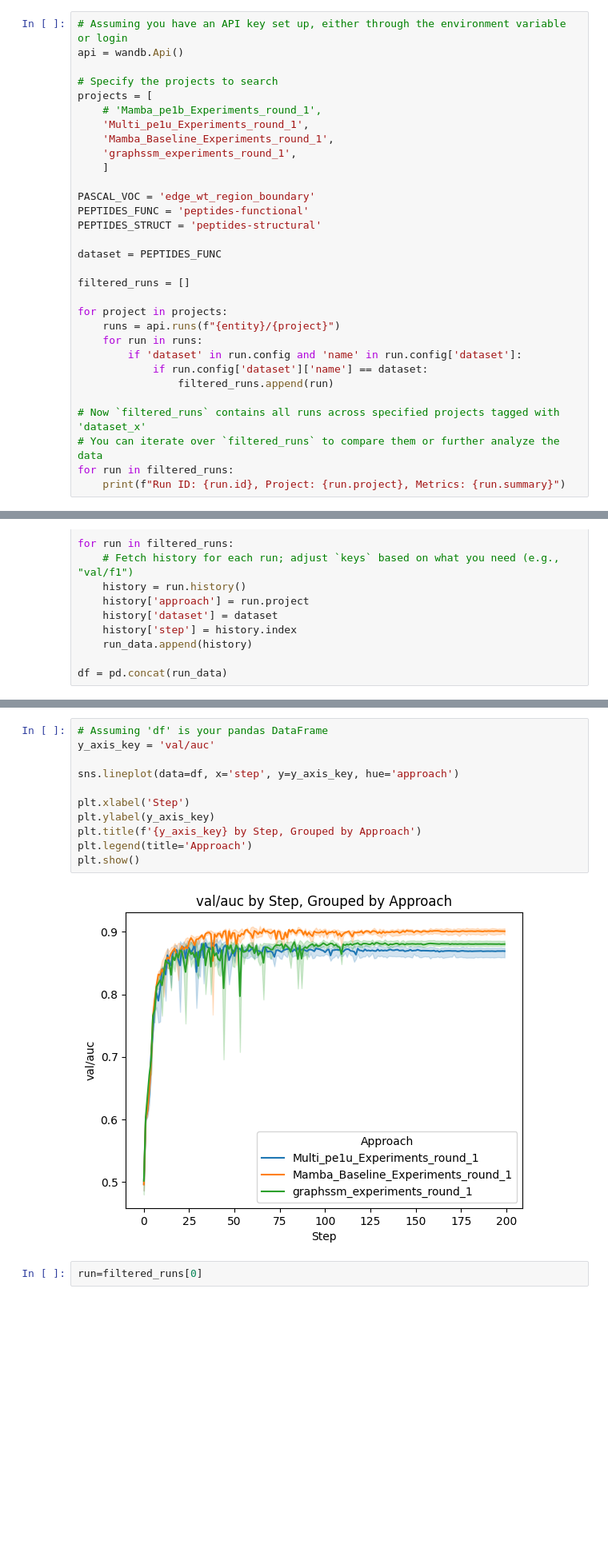
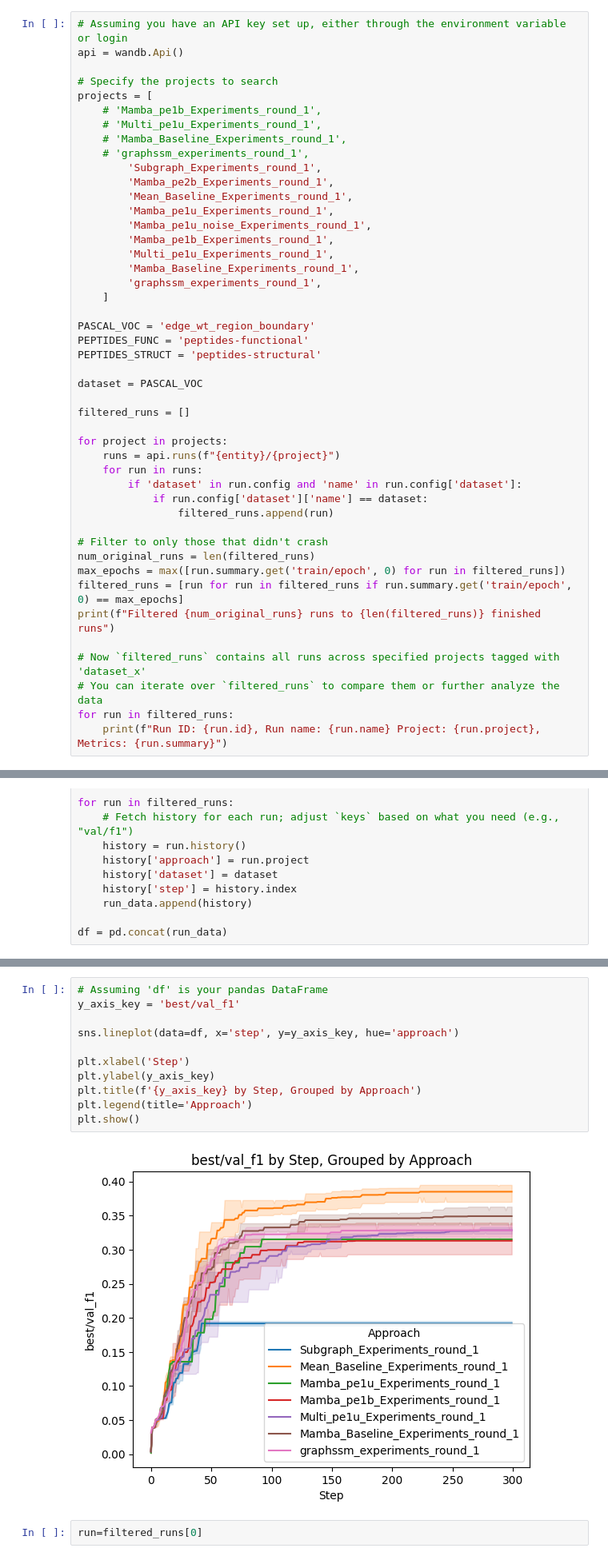
Before and after one commit to guillemgt/l65_er647_gg457_js2837, a Jupyter notebook: results_analysis/round1_experiments.ipynb, the cells around one changed output, grey strips where cells are left out. Shown: that part at 80% size. Cells and saved outputs as stored; diff of their text form; blank space fills up the shorter version.

```diff
--- a/results_analysis/round1_experiments.ipynb
+++ b/results_analysis/round1_experiments.ipynb
@@ -24,16 +31,25 @@ api = wandb.Api()
 # Specify the projects to search
 projects = [
     # 'Mamba_pe1b_Experiments_round_1',
-    'Multi_pe1u_Experiments_round_1',
-    'Mamba_Baseline_Experiments_round_1',
-    'graphssm_experiments_round_1',
+    # 'Multi_pe1u_Experiments_round_1',
+    # 'Mamba_Baseline_Experiments_round_1',
+    # 'graphssm_experiments_round_1',
+        'Subgraph_Experiments_round_1',
+        'Mamba_pe2b_Experiments_round_1',
+        'Mean_Baseline_Experiments_round_1',
+        'Mamba_pe1u_Experiments_round_1',
+        'Mamba_pe1u_noise_Experiments_round_1',
+        'Mamba_pe1b_Experiments_round_1',
+        'Multi_pe1u_Experiments_round_1',
+        'Mamba_Baseline_Experiments_round_1',
+        'graphssm_experiments_round_1',
     ]
 
 PASCAL_VOC = 'edge_wt_region_boundary'
 PEPTIDES_FUNC = 'peptides-functional'
 PEPTIDES_STRUCT = 'peptides-structural'
 
-dataset = PEPTIDES_FUNC
+dataset = PASCAL_VOC
 
 filtered_runs = []
 
@@ -44,8 +60,14 @@ for project in projects:
             if run.config['dataset']['name'] == dataset:
                 filtered_runs.append(run)
 
+# Filter to only those that didn't crash
+num_original_runs = len(filtered_runs)
+max_epochs = max([run.summary.get('train/epoch', 0) for run in filtered_runs])
+filtered_runs = [run for run in filtered_runs if run.summary.get('train/epoch', 0) == max_epochs]
+print(f"Filtered {num_original_runs} runs to {len(filtered_runs)} finished runs")
+
 # Now `filtered_runs` contains all runs across specified projects tagged with 'dataset_x'
 # You can iterate over `filtered_runs` to compare them or further analyze the data
 for run in filtered_runs:
-    print(f"Run ID: {run.id}, Project: {run.project}, Metrics: {run.summary}")
+    print(f"Run ID: {run.id}, Run name: {run.name} Project: {run.project}, Metrics: {run.summary}")
 # %% [output]
@@ -90,17 +120,17 @@ Index(['best/test_loss', 'train/time_iter', 'val/time_epoch', 'val/lr',
       dtype='object')
 # %%
 # Assuming 'df' is your pandas DataFrame
-y_axis_key = 'val/auc'
+y_axis_key = 'best/val_f1'
 
 sns.lineplot(data=df, x='step', y=y_axis_key, hue='approach')
 
 plt.xlabel('Step')
 plt.ylabel(y_axis_key)
 plt.title(f'{y_axis_key} by Step, Grouped by Approach')
 plt.legend(title='Approach')
 plt.show()
 # %% [output]
-[figure, old version]
+[figure, new version]
 # %%
 run=filtered_runs[0]
 # %%
```
Also changed, not shown: parts of 10 cells of this notebook, 2 other files.
